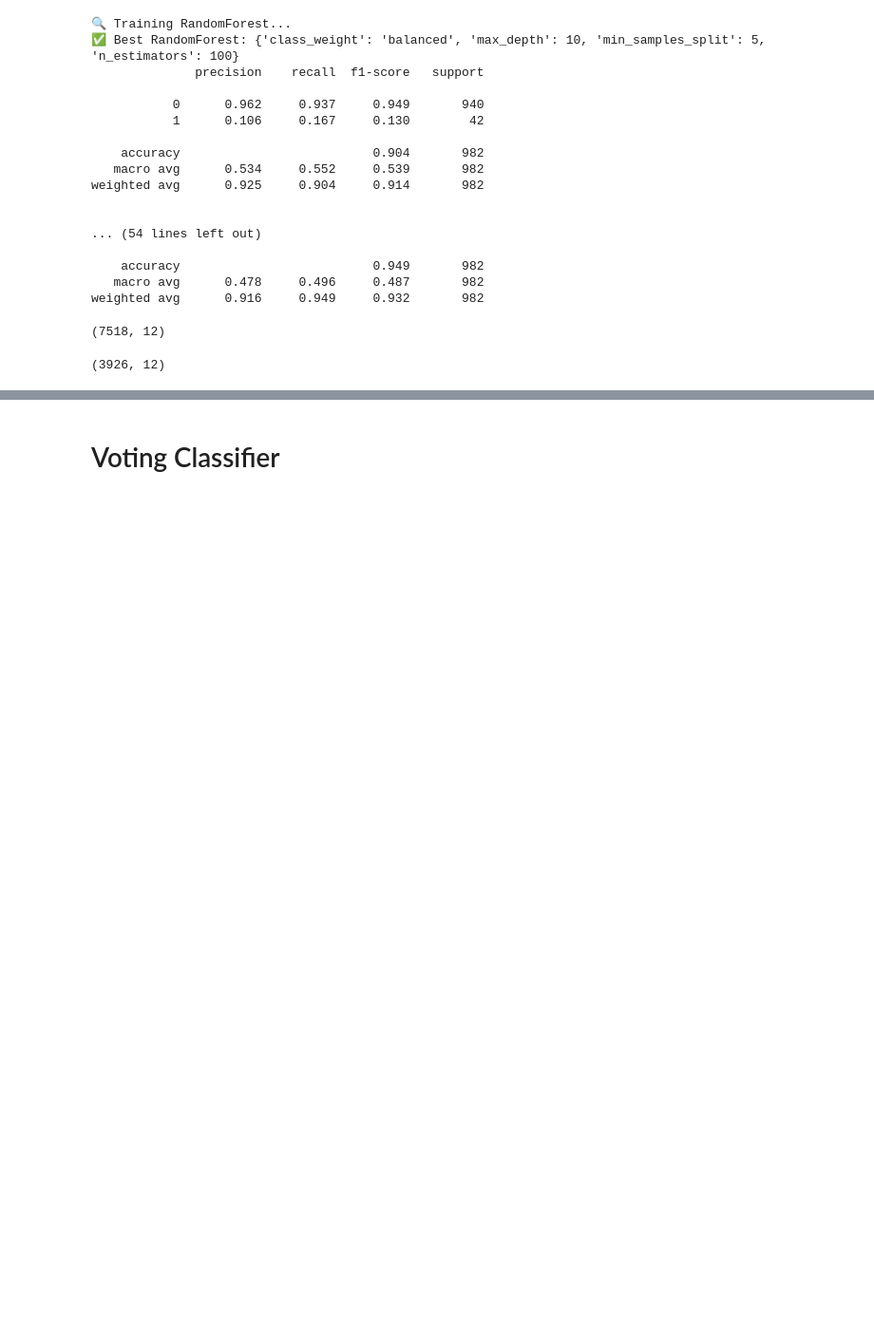
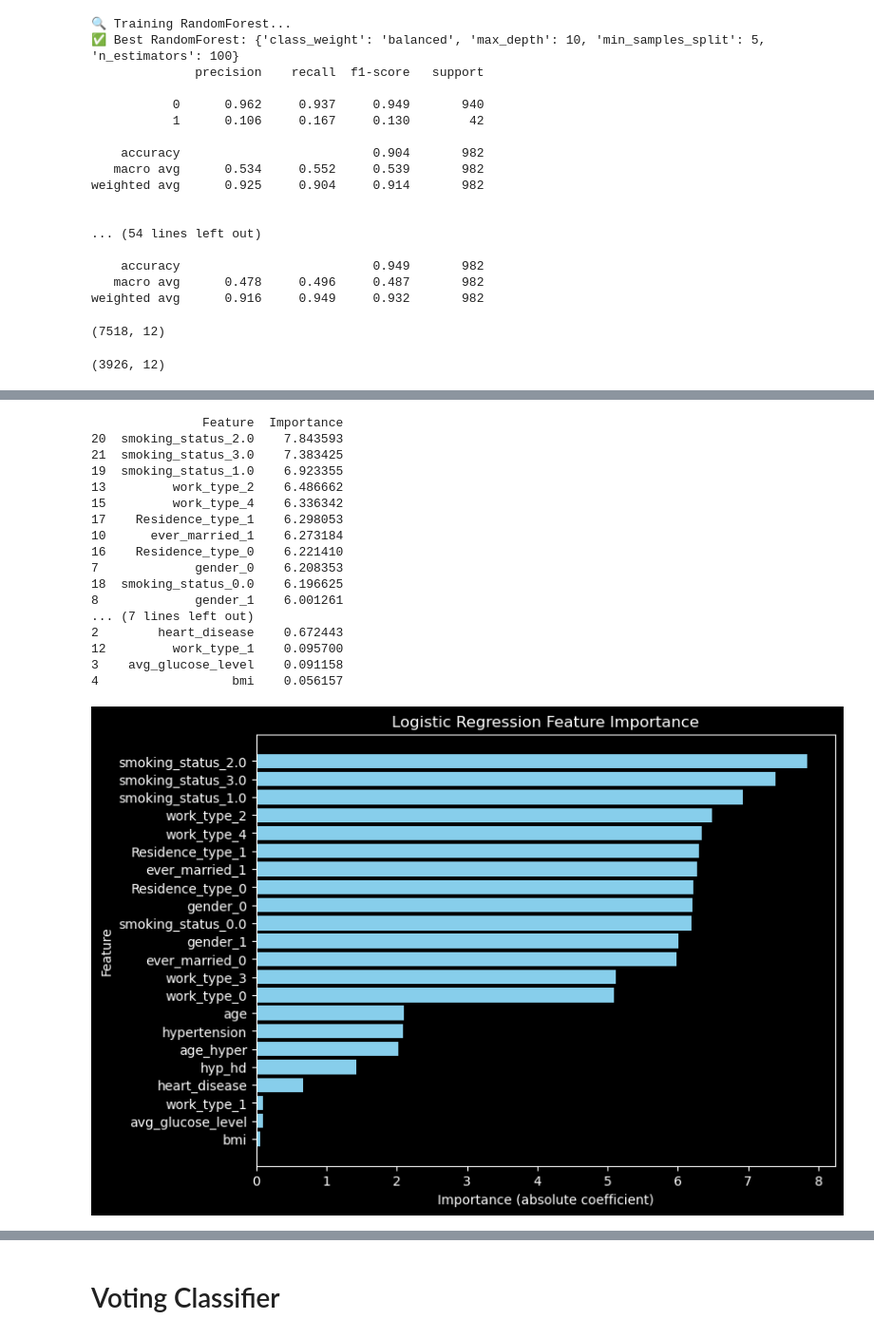
Before and after one commit to AlyModrik41/Stroke-Prediction, a Jupyter notebook: Stroke Prediction.ipynb, the cells around one changed output, grey strips where cells are left out. Shown at 95% size. Saved outputs shown, nothing was run; the diff lists cells and outputs as text; code cells hidden in the pictures; blank space fills up the shorter version.

```diff
--- a/Stroke Prediction.ipynb
+++ b/Stroke Prediction.ipynb
@@ -498 +494,40 @@ ROC-AUC: 0.7850303951367781
+# %%
+feature_names = x_train_lin_os.columns  # or use X.columns if you have the DataFrame
+coefficients = lr_model_smote.coef_[0]  # logistic regression coefficients
+
+# ✅ Create dataframe
+feature_importance = pd.DataFrame({
+    'Feature': feature_names,
+    'Importance': np.abs(coefficients)  # take absolute value
+}).sort_values(by='Importance', ascending=False)
+
+print(feature_importance)
+
+# ✅ Plot feature importance
+plt.figure(figsize=(8,6))
+plt.barh(feature_importance['Feature'], feature_importance['Importance'], color='skyblue')
+plt.xlabel("Importance (absolute coefficient)")
+plt.ylabel("Feature")
+plt.title("Logistic Regression Feature Importance")
+plt.gca().invert_yaxis()  # highest at top
+plt.show()
+# %% [output]
+               Feature  Importance
+20  smoking_status_2.0    7.843593
+21  smoking_status_3.0    7.383425
+19  smoking_status_1.0    6.923355
+13         work_type_2    6.486662
+15         work_type_4    6.336342
+17    Residence_type_1    6.298053
+10      ever_married_1    6.273184
+16    Residence_type_0    6.221410
+7             gender_0    6.208353
+18  smoking_status_0.0    6.196625
+8             gender_1    6.001261
+... (7 lines left out)
+2        heart_disease    0.672443
+12         work_type_1    0.095700
+3    avg_glucose_level    0.091158
+4                  bmi    0.056157
+[figure, added]
 # %%
```
Also changed, not shown: parts of 21 cells of this notebook, 6 other files.
